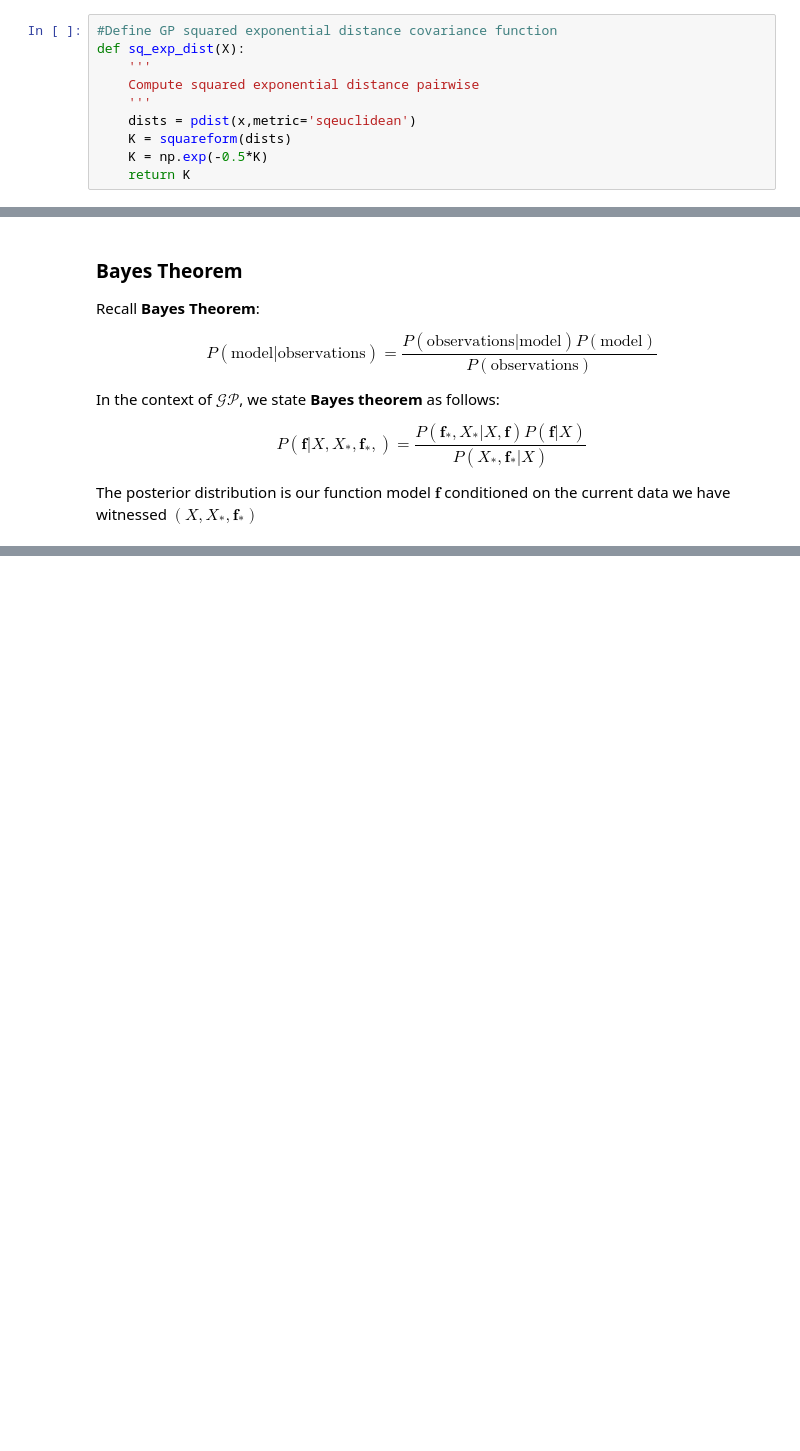
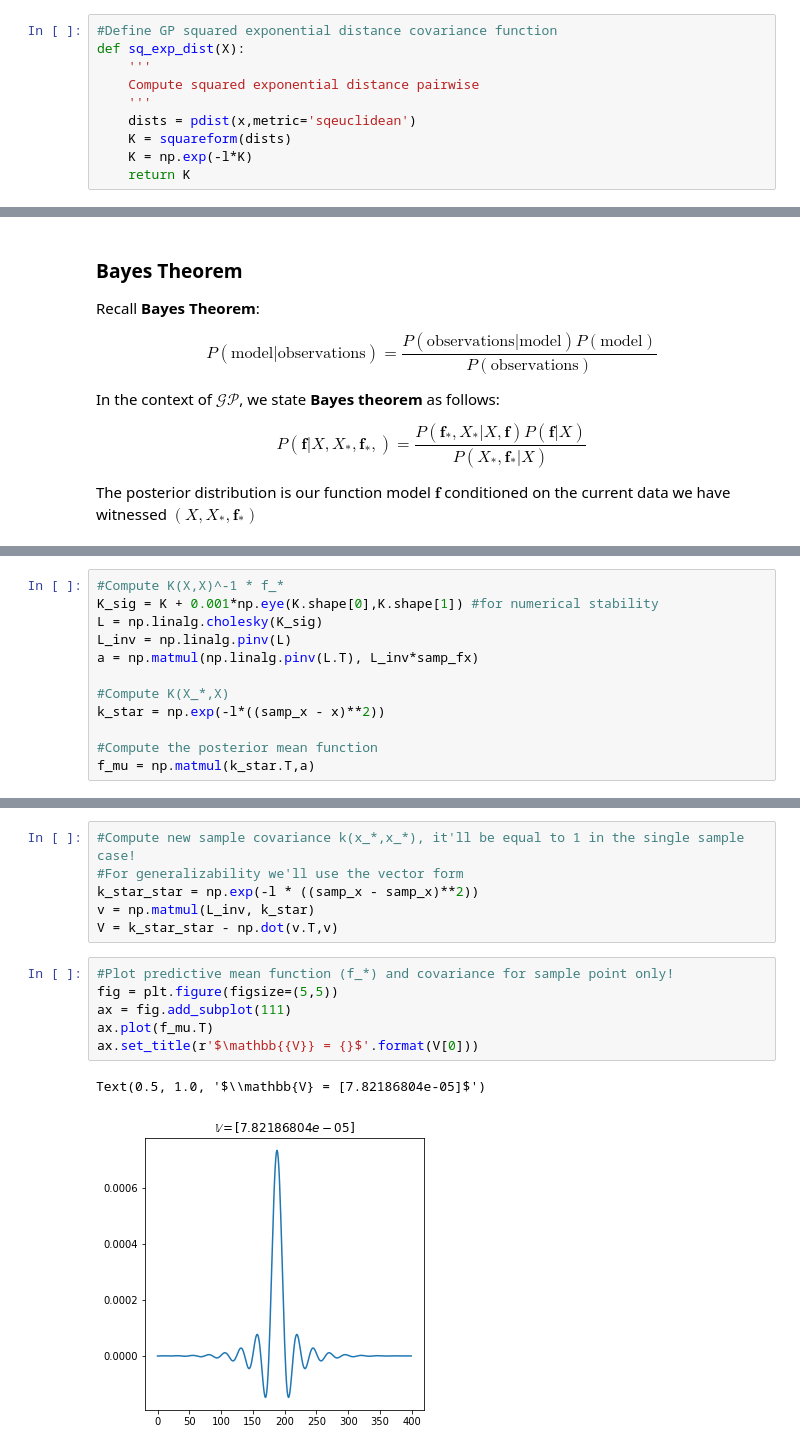
Before and after one commit to jerdra/statistical_models, a Jupyter notebook: notebooks/tutorials/gaussian_processes/gaussian_processes.ipynb, the cells around one changed output, grey strips where cells are left out. Saved outputs shown, nothing was run; the diff lists cells and outputs as text; blank space fills up the shorter version.

```diff
--- a/notebooks/tutorials/gaussian_processes/gaussian_processes.ipynb
+++ b/notebooks/tutorials/gaussian_processes/gaussian_processes.ipynb
@@ -141,7 +144,7 @@ def sq_exp_dist(X):
     '''
     dists = pdist(x,metric='sqeuclidean')
     K = squareform(dists)
-    K = np.exp(-0.5*K)
+    K = np.exp(-l*K)
     return K
 # %%
 #Specify the mean function
@@ -256,0 +311,12 @@ The derivation of the above result is a well known exercise in bayesian statisti
+# %%
+#Compute K(X,X)^-1 * f_*
+K_sig = K + 0.001*np.eye(K.shape[0],K.shape[1]) #for numerical stability
+L = np.linalg.cholesky(K_sig)
+L_inv = np.linalg.pinv(L)
+a = np.matmul(np.linalg.pinv(L.T), L_inv*samp_fx)
+
+#Compute K(X_*,X)
+k_star = np.exp(-l*((samp_x - x)**2))
+
+#Compute the posterior mean function
+f_mu = np.matmul(k_star.T,a)
@@ -256,0 +334,15 @@ The derivation of the above result is a well known exercise in bayesian statisti
+# %%
+#Compute new sample covariance k(x_*,x_*), it'll be equal to 1 in the single sample case!
+#For generalizability we'll use the vector form
+k_star_star = np.exp(-l * ((samp_x - samp_x)**2))
+v = np.matmul(L_inv, k_star)
+V = k_star_star - np.dot(v.T,v)
+# %%
+#Plot predictive mean function (f_*) and covariance for sample point only!
+fig = plt.figure(figsize=(5,5))
+ax = fig.add_subplot(111)
+ax.plot(f_mu.T)
+ax.set_title(r'$\mathbb{{V}} = {}$'.format(V[0]))
+# %% [output]
+Text(0.5, 1.0, '$\\mathbb{V} = [7.82186804e-05]$')
+[figure, added]
```
Also changed, not shown: parts of 7 cells of this notebook.
